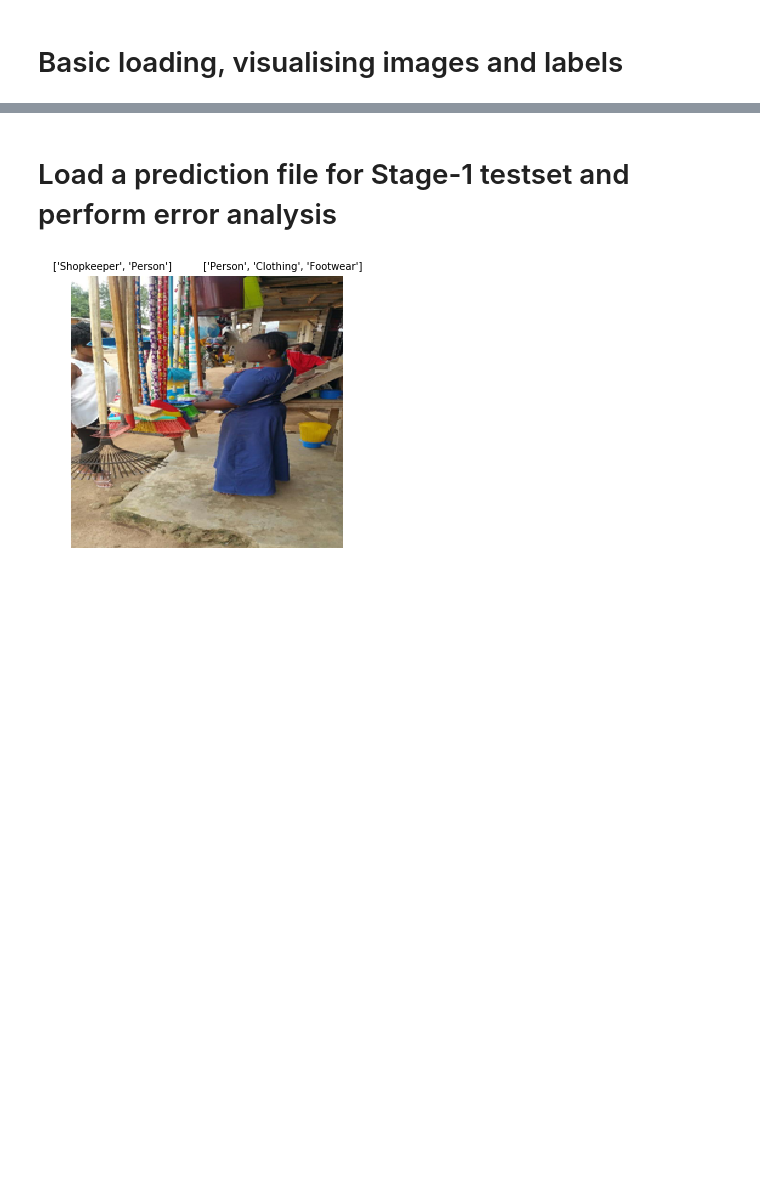
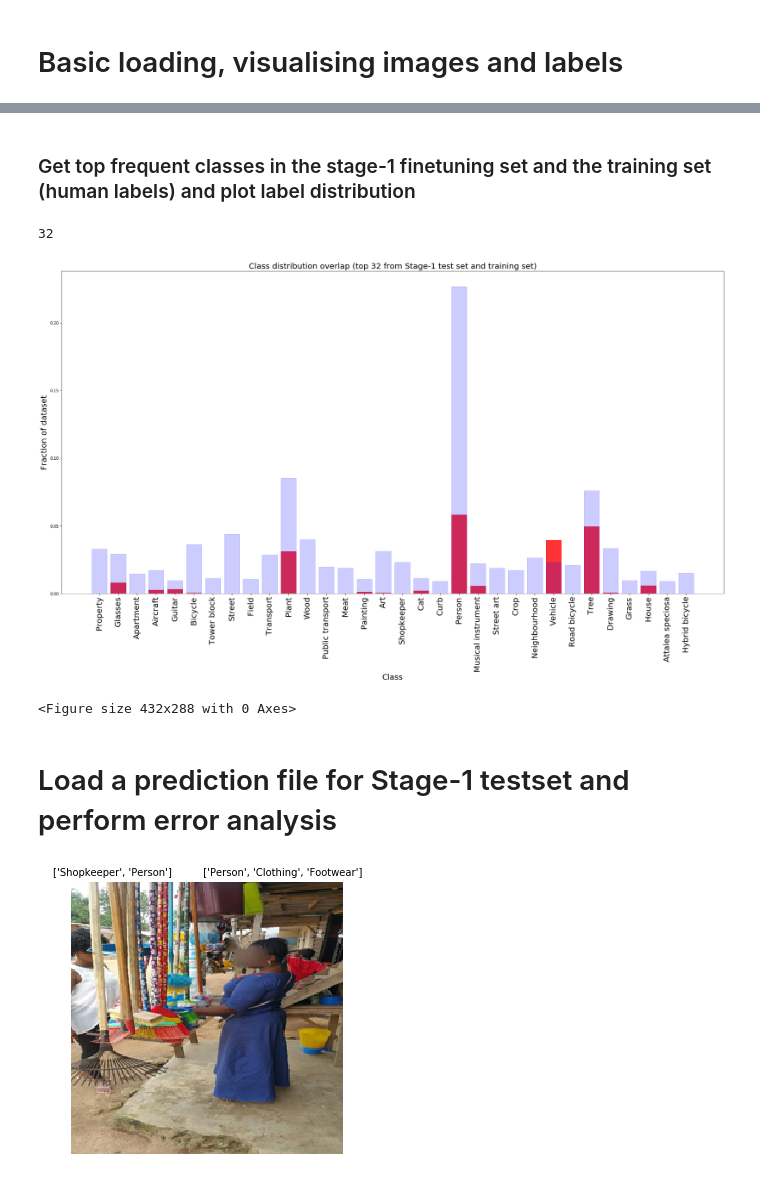
Before and after one commit to amrit110/inclusive_images_challenge, a Jupyter notebook: inclusive_images_explore.ipynb, the cells around one changed output, grey strips where cells are left out. Saved outputs shown, nothing was run; the diff lists cells and outputs as text; code cells hidden in the pictures; blank space fills up the shorter version.

```diff
--- a/inclusive_images_explore.ipynb
+++ b/inclusive_images_explore.ipynb
@@ -179,3 +189,60 @@ explore_test_data_stage_1()
+# %% [markdown]
+### Get top frequent classes in the stage-1 finetuning set and the training set (human labels) and plot label distribution
+# %%
+finetune_labels = read_tuning_labels_stage_1()
+finetune_frequent = get_n_most_frequent_classes(finetune_labels, 32)
+human_labels = read_train_human_labels()
+human_frequent = get_n_most_frequent_classes(human_labels, 5000)
+# %%
+def get_freqs(freq_info):
+    freqs = {}
+    sum_freq = np.array(freq_info[1]).sum()
+    for idx, cls in enumerate(freq_info[0]):
+        freqs[cls] = freq_info[1][idx] / sum_freq
+    return freqs
+
+h_freqs = get_freqs(human_frequent)
+f_freqs = get_freqs(finetune_frequent)
+
+x1 = list(h_freqs.keys())
+y1 = list(h_freqs.values())
+
+x2 = list(f_freqs.keys())
+y2 = list(f_freqs.values())
+
+union = set(x1).intersection(x2)
+h_counts, f_counts = {}, {}
+
+print(len(set(x1).intersection(x2)))
+
+for lab in union:
+    h_counts[lab] = h_freqs.get(lab, 0)
+for lab in union:
+    f_counts[lab] = f_freqs.get(lab, 0)
+
+x1 = list(h_counts.keys())
+y1 = list(h_counts.values())
+
+x2 = list(f_counts.keys())
+y2 = list(f_counts.values())
+
+fig = plt.figure(figsize=(30, 15))
+barlist_human=plt.bar(list(range(len(x1))), y1, alpha = 0.8)
+for bar in barlist_human:
+    bar.set_color('r')
+barlist_finetune=plt.bar(list(range(len(x2))), y2, alpha = 0.2)
+for bar in barlist_finetune:
+    bar.set_color('b')
+plt.xticks(range(len(x1)), x1, rotation='vertical', fontsize=20)
+plt.title("Class distribution overlap (top 32 from Stage-1 test set and training set)", fontsize=20)
+plt.xlabel("Class", fontsize=20)
+plt.ylabel("Fraction of dataset", fontsize=20)
+plt.show()
+plt.savefig('label_distributions.png')
+# %% [output]
+32
+[figure, added]
+<Figure size 432x288 with 0 Axes>
 # %% [markdown]
 # Load a prediction file for Stage-1 testset and perform error analysis
 # %%
```
Also changed, not shown: parts of 1 cell of this notebook, 3 other files.
